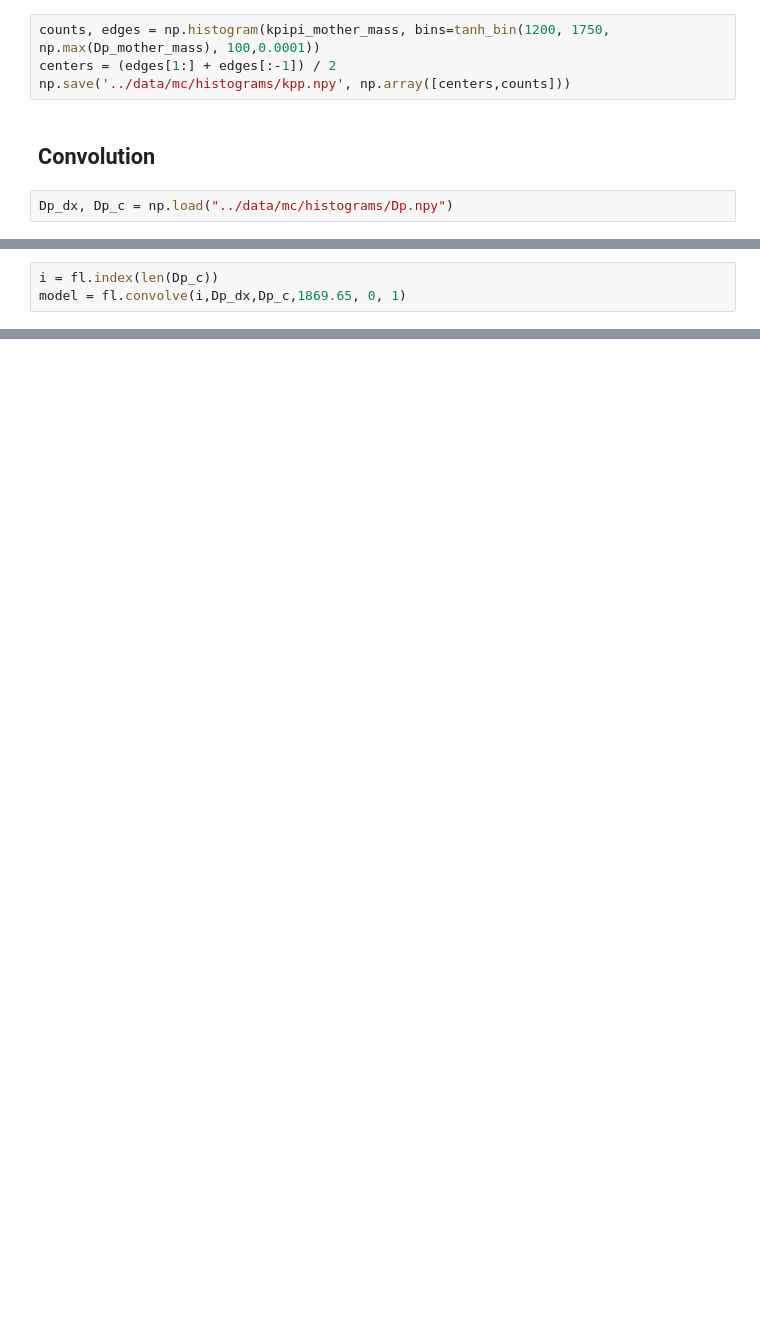
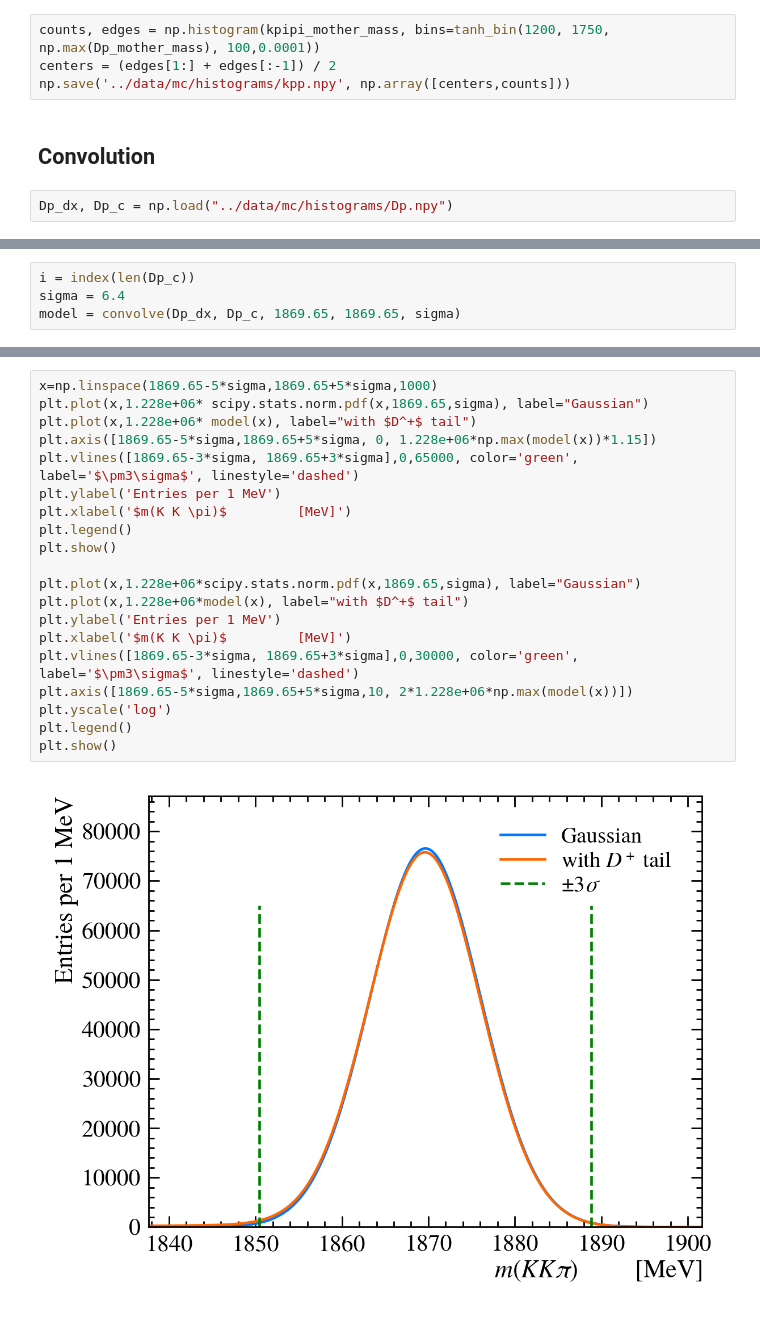
Before and after one commit to treywarner72/convolution, a Jupyter notebook: notebooks/binning_schemes.ipynb, the cells around one changed output, grey strips where cells are left out. Drawn from its saved outputs; the diff is of its cells as text; blank space fills up the shorter version.

```diff
--- a/notebooks/binning_schemes.ipynb
+++ b/notebooks/binning_schemes.ipynb
@@ -220,3 +232,4 @@ Dp_dx, Dp_c = np.load("../data/mc/histograms/Dp.npy")
 # %%
-i = fl.index(len(Dp_c))
-model = fl.convolve(i,Dp_dx,Dp_c,1869.65, 0, 1)
+i = index(len(Dp_c))
+sigma = 6.4
+model = convolve(Dp_dx, Dp_c, 1869.65, 1869.65, sigma)
@@ -503,0 +236,22 @@ conv.chi2(100000)
+# %%
+x=np.linspace(1869.65-5*sigma,1869.65+5*sigma,1000)
+plt.plot(x,1.228e+06* scipy.stats.norm.pdf(x,1869.65,sigma), label="Gaussian")
+plt.plot(x,1.228e+06* model(x), label="with $D^+$ tail")
+plt.axis([1869.65-5*sigma,1869.65+5*sigma, 0, 1.228e+06*np.max(model(x))*1.15])
+plt.vlines([1869.65-3*sigma, 1869.65+3*sigma],0,65000, color='green', label='$\pm3\sigma$', linestyle='dashed')
+plt.ylabel('Entries per 1 MeV')
+plt.xlabel('$m(K K \pi)$         [MeV]')
+plt.legend()
+plt.show()
+
+plt.plot(x,1.228e+06*scipy.stats.norm.pdf(x,1869.65,sigma), label="Gaussian")
+plt.plot(x,1.228e+06*model(x), label="with $D^+$ tail")
+plt.ylabel('Entries per 1 MeV')
+plt.xlabel('$m(K K \pi)$         [MeV]')
+plt.vlines([1869.65-3*sigma, 1869.65+3*sigma],0,30000, color='green', label='$\pm3\sigma$', linestyle='dashed')
+plt.axis([1869.65-5*sigma,1869.65+5*sigma,10, 2*1.228e+06*np.max(model(x))])
+plt.yscale('log')
+plt.legend()
+plt.show()
+# %% [output]
+[figure, added]
```
Also changed, not shown: parts of 33 cells of this notebook, 14 other files.
